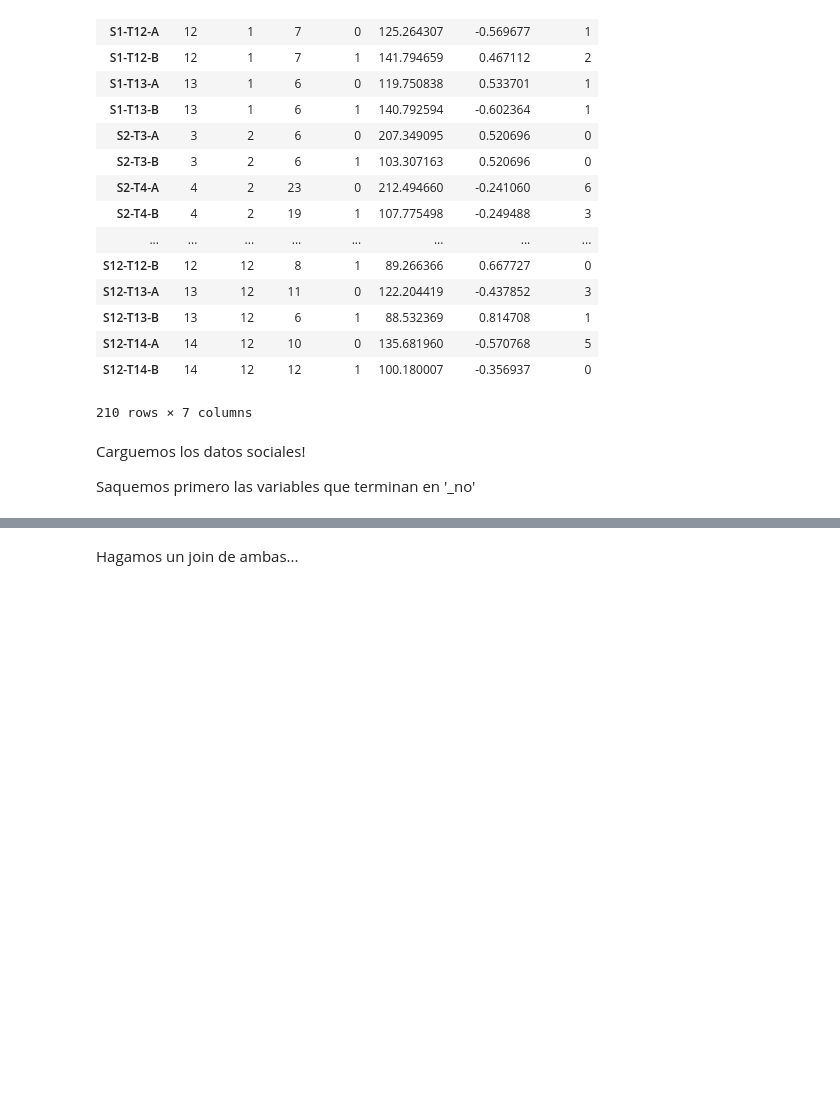
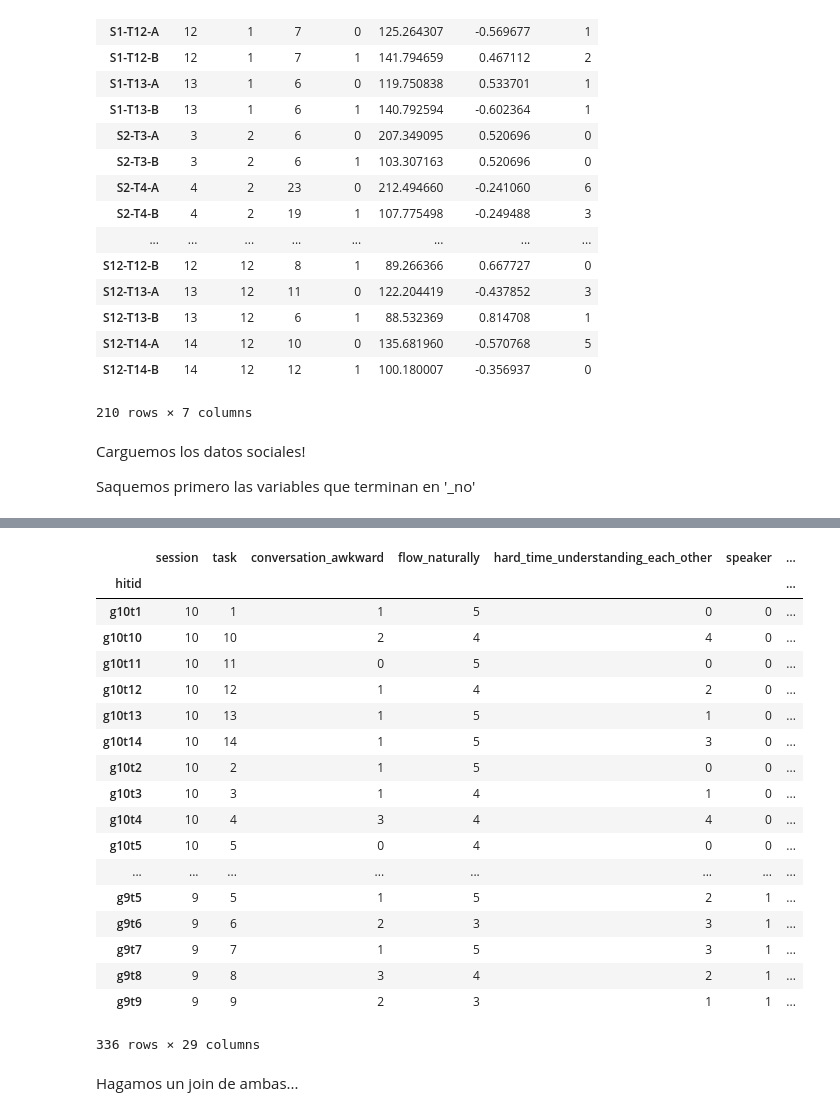
Before and after one commit to luquesky/tesis, a Jupyter notebook: session_table.ipynb, the cells around one changed output, grey strips where cells are left out. Drawn from its saved outputs; the diff is of its cells as text; code cells hidden in the pictures; blank space fills up the shorter version.

```diff
--- a/session_table.ipynb
+++ b/session_table.ipynb
@@ -118,3 +62,30 @@ Index([u'session', u'task', u'believes_is_better_than_partner_A',
+# %%
+import re
+from social import get_social_variables
+
+social_variables = get_social_variables("data/social-variables.csv")
+
+display(social_variables)
+# %% [output]
+|  | session | task | conversation_awkward | flow_naturally | hard_time_understanding_each_other | speaker | ... |
+| hitid |  |  |  |  |  |  | ... |
+| g10t1 | 10 | 1 | 1 | 5 | 0 | 0 | ... |
+| g10t10 | 10 | 10 | 2 | 4 | 4 | 0 | ... |
+| g10t11 | 10 | 11 | 0 | 5 | 0 | 0 | ... |
+| g10t12 | 10 | 12 | 1 | 4 | 2 | 0 | ... |
+| g10t13 | 10 | 13 | 1 | 5 | 1 | 0 | ... |
+| g10t14 | 10 | 14 | 1 | 5 | 3 | 0 | ... |
+| g10t2 | 10 | 2 | 1 | 5 | 0 | 0 | ... |
+| g10t3 | 10 | 3 | 1 | 4 | 1 | 0 | ... |
+| g10t4 | 10 | 4 | 3 | 4 | 4 | 0 | ... |
+| g10t5 | 10 | 5 | 0 | 4 | 0 | 0 | ... |
+| ... | ... | ... | ... | ... | ... | ... | ... |
+| g9t5 | 9 | 5 | 1 | 5 | 2 | 1 | ... |
+| g9t6 | 9 | 6 | 2 | 3 | 3 | 1 | ... |
+| g9t7 | 9 | 7 | 1 | 5 | 3 | 1 | ... |
+| g9t8 | 9 | 8 | 3 | 4 | 2 | 1 | ... |
+| g9t9 | 9 | 9 | 2 | 3 | 1 | 1 | ... |
+336 rows × 29 columns
 # %% [markdown]
 Hagamos un join de ambas...
 # %%
```
Also changed, not shown: parts of 5 cells of this notebook, 2 other files.
